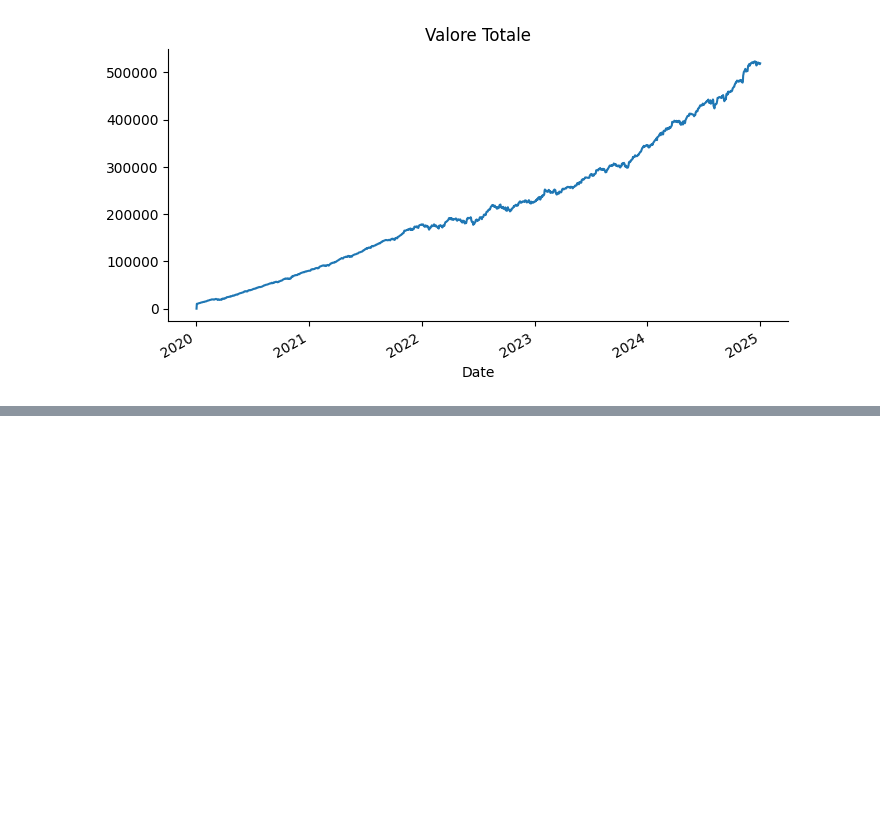
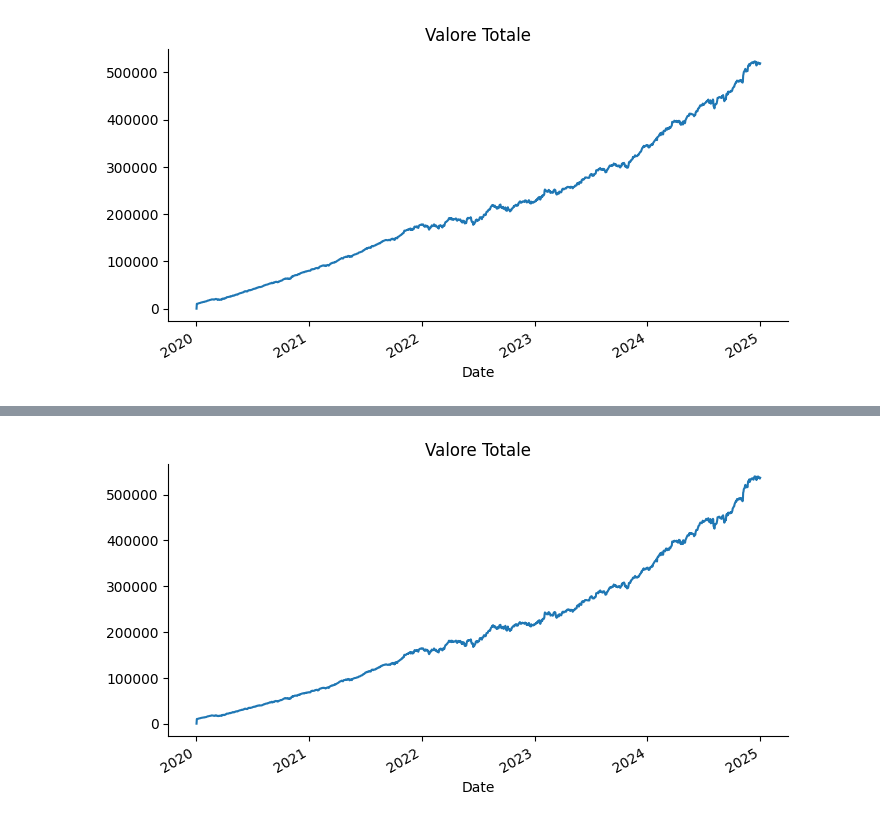
Before and after one commit to giuschil/asset-management-etf-python, a Jupyter notebook: asset_management.ipynb, the cells around one changed output, grey strips where cells are left out. Drawn from its saved outputs; the diff is of its cells as text; code cells hidden in the pictures; blank space fills up the shorter version.

```diff
--- a/asset_management.ipynb
+++ b/asset_management.ipynb
@@ -296,3 +293,19 @@ simulazione3['Valore Totale'].plot(kind='line', figsize=(8, 4), title='Valore To
 plt.gca().spines[['top', 'right']].set_visible(False)
 # %% [output]
 [figure]
+# %%
+
+# Esempio di utilizzo
+tickers = ['VUSA.L']  # Sostituisci con i tuoi ticker
+pesi = [1]  # Esempio di pesi
+investimento_iniziale = 10000
+investimento_mensile = 200
+start_date = '2020-01-01'
+end_date = '2025-01-01'
+
+df_all = scarica_dati(tickers, pesi, investimento_iniziale, investimento_mensile, start_date, end_date)
+
+
+simulazione2 = calcola_portafoglio(df_all, tickers, pesi, investimento_iniziale, investimento_mensile)
+
+print(simulazione2)
@@ -298,0 +329,7 @@ plt.gca().spines[['top', 'right']].set_visible(False)
+# %%
+simulazione2 = df_all.to_csv('simulazione_portafoglio.csv',sep=';',index=False)
+# %%
+simulazione2['Valore Totale'].plot(kind='line', figsize=(8, 4), title='Valore Totale')
+plt.gca().spines[['top', 'right']].set_visible(False)
+# %% [output]
+[figure, added]
```
Also changed, not shown: parts of 3 cells of this notebook.
